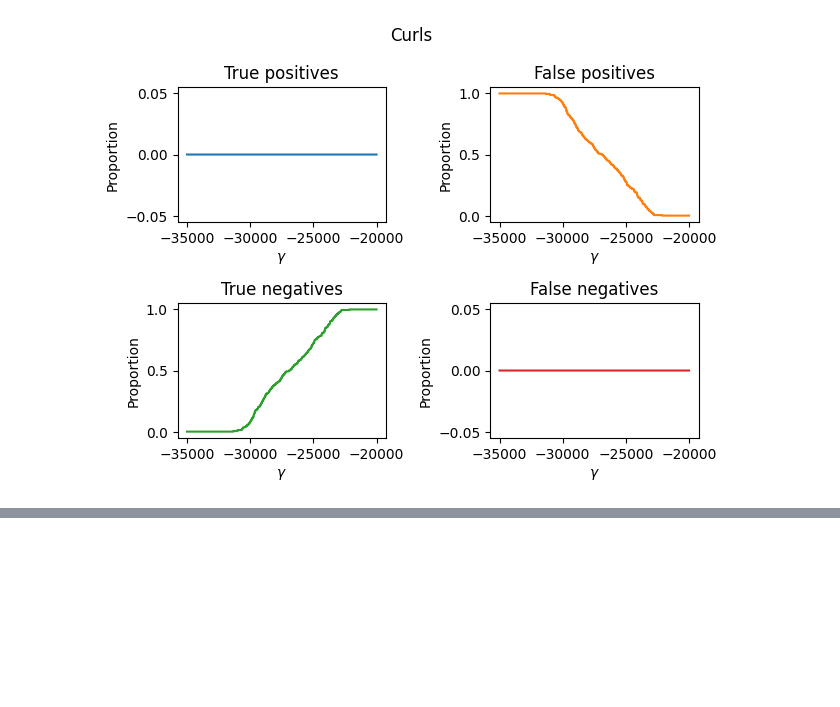
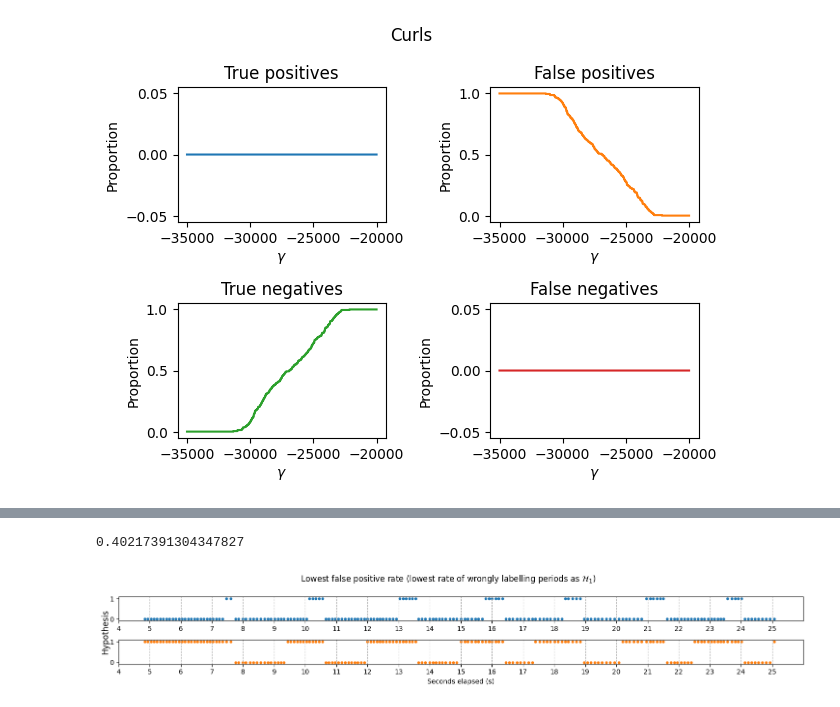
Before and after one commit to sjb296/linear-motion-detection, a Jupyter notebook: main.ipynb, the cells around one changed output, grey strips where cells are left out. Cells and saved outputs as stored; diff of their text form; code cells hidden in the pictures; blank space fills up the shorter version.

```diff
--- a/main.ipynb
+++ b/main.ipynb
@@ -574,0 +593,16 @@ plot_class_metrics(
+# %%
+# Lowest false positive rate
+side_by_side_hyps(
+    squat_df_trim_s["seconds_elapsed"],
+    squat_hyp_sets[np.argmin(squat_false_pos_arr)],
+    squat_df_trim_s["hypothesis"],
+    4,
+    26,
+    s=10
+)
+plt.suptitle("Lowest false positive rate (lowest rate of wrongly labelling periods as $\mathcal{H}_1$)")
+plt.tight_layout()
+print(max(squat_false_pos_arr))
+# %% [output]
+0.40217391304347827
+[figure, added]
```
Also changed, not shown: parts of 18 cells of this notebook.
